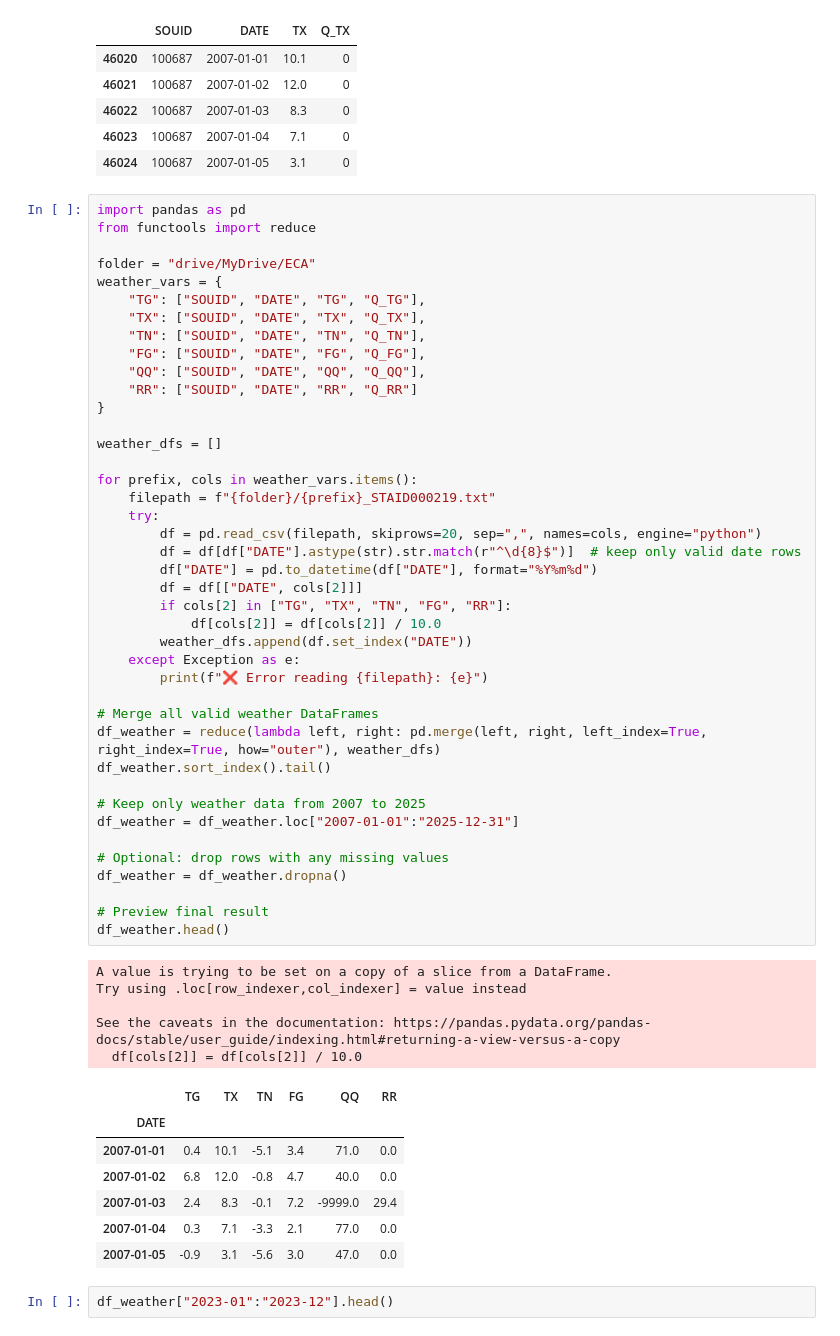
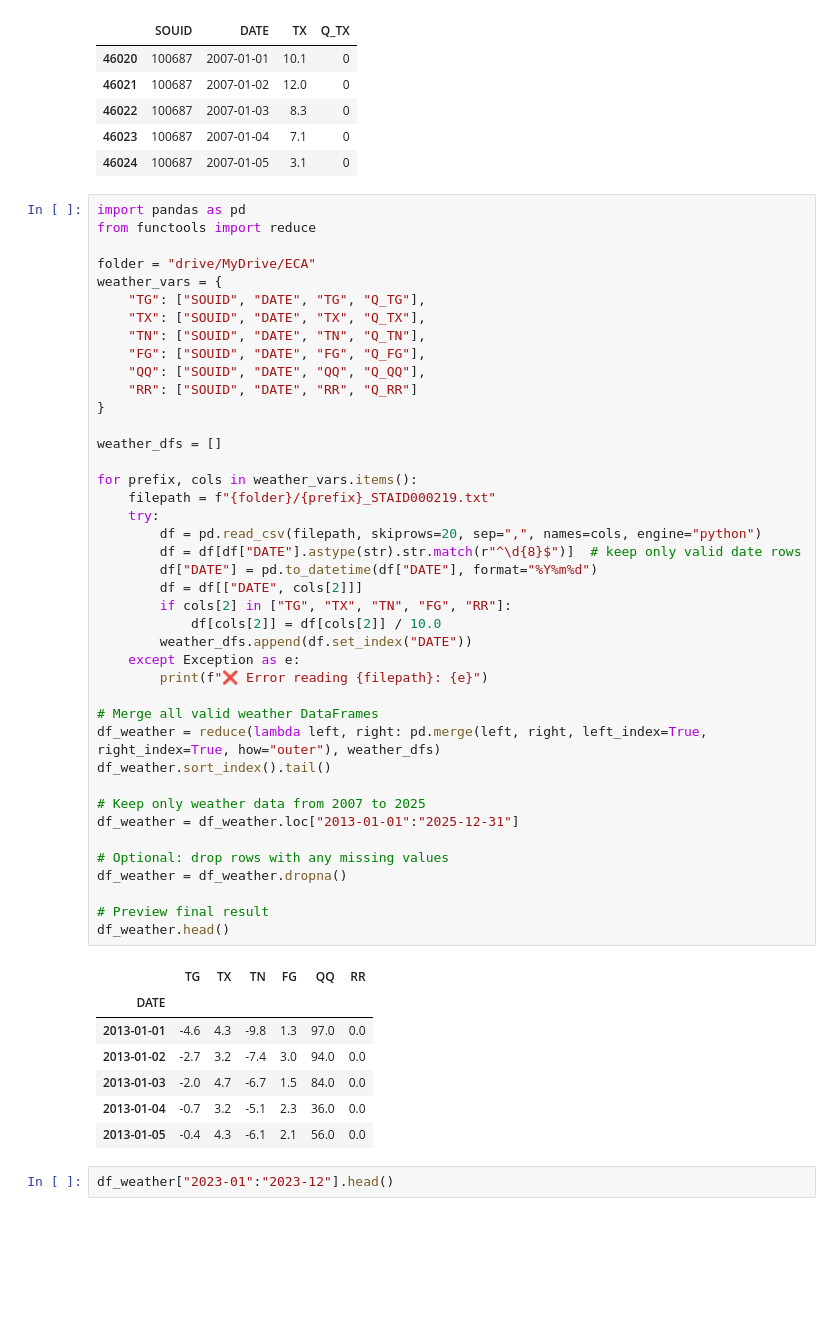
Before and after one commit to remussamoila/Electricity_forecast_for_prosumers, a Jupyter notebook: notebooks/01_data_cleaning.ipynb, the cells around one changed output. Saved outputs shown, nothing was run; the diff lists cells and outputs as text; blank space fills up the shorter version.

```diff
--- a/notebooks/01_data_cleaning.ipynb
+++ b/notebooks/01_data_cleaning.ipynb
@@ -449,44 +449,39 @@ weather_vars = {
 
 weather_dfs = []
 
 for prefix, cols in weather_vars.items():
     filepath = f"{folder}/{prefix}_STAID000219.txt"
     try:
         df = pd.read_csv(filepath, skiprows=20, sep=",", names=cols, engine="python")
         df = df[df["DATE"].astype(str).str.match(r"^\d{8}$")]  # keep only valid date rows
         df["DATE"] = pd.to_datetime(df["DATE"], format="%Y%m%d")
         df = df[["DATE", cols[2]]]
         if cols[2] in ["TG", "TX", "TN", "FG", "RR"]:
             df[cols[2]] = df[cols[2]] / 10.0
         weather_dfs.append(df.set_index("DATE"))
     except Exception as e:
         print(f"❌ Error reading {filepath}: {e}")
 
 # Merge all valid weather DataFrames
 df_weather = reduce(lambda left, right: pd.merge(left, right, left_index=True, right_index=True, how="outer"), weather_dfs)
 df_weather.sort_index().tail()
 
 # Keep only weather data from 2007 to 2025
-df_weather = df_weather.loc["2007-01-01":"2025-12-31"]
+df_weather = df_weather.loc["2013-01-01":"2025-12-31"]
 
 # Optional: drop rows with any missing values
 df_weather = df_weather.dropna()
 
 # Preview final result
 df_weather.head()
 # %% [output]
-A value is trying to be set on a copy of a slice from a DataFrame.
-Try using .loc[row_indexer,col_indexer] = value instead
-
-See the caveats in the documentation: https://pandas.pydata.org/pandas-docs/stable/user_guide/indexing.html#returning-a-view-versus-a-copy
-  df[cols[2]] = df[cols[2]] / 10.0
 |  | TG | TX | TN | FG | QQ | RR |
 | DATE |  |  |  |  |  |  |
-| 2007-01-01 | 0.4 | 10.1 | -5.1 | 3.4 | 71.0 | 0.0 |
-| 2007-01-02 | 6.8 | 12.0 | -0.8 | 4.7 | 40.0 | 0.0 |
-| 2007-01-03 | 2.4 | 8.3 | -0.1 | 7.2 | -9999.0 | 29.4 |
-| 2007-01-04 | 0.3 | 7.1 | -3.3 | 2.1 | 77.0 | 0.0 |
-| 2007-01-05 | -0.9 | 3.1 | -5.6 | 3.0 | 47.0 | 0.0 |
+| 2013-01-01 | -4.6 | 4.3 | -9.8 | 1.3 | 97.0 | 0.0 |
+| 2013-01-02 | -2.7 | 3.2 | -7.4 | 3.0 | 94.0 | 0.0 |
+| 2013-01-03 | -2.0 | 4.7 | -6.7 | 1.5 | 84.0 | 0.0 |
+| 2013-01-04 | -0.7 | 3.2 | -5.1 | 2.3 | 36.0 | 0.0 |
+| 2013-01-05 | -0.4 | 4.3 | -6.1 | 2.1 | 56.0 | 0.0 |
 # %%
 df_weather["2023-01":"2023-12"].head()
 # %% [output]
```
Also changed, not shown: parts of 5 cells of this notebook.
